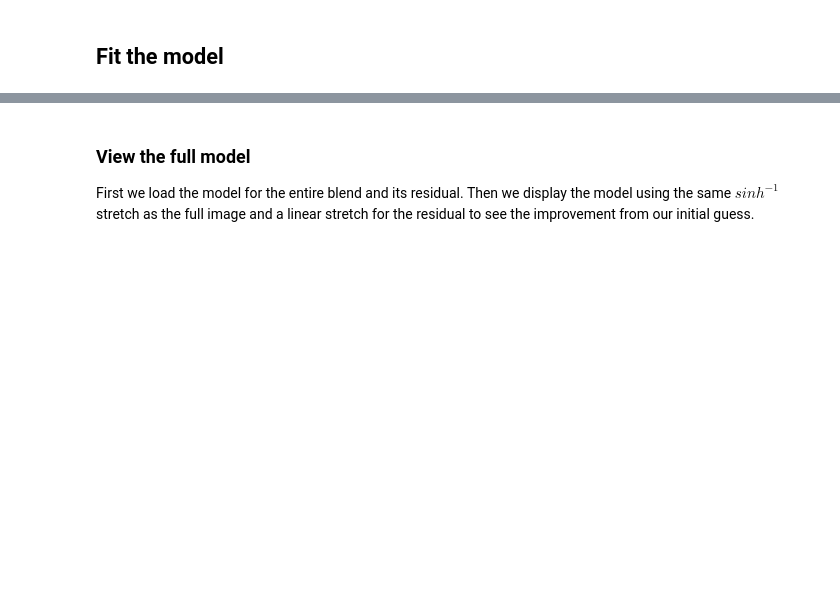
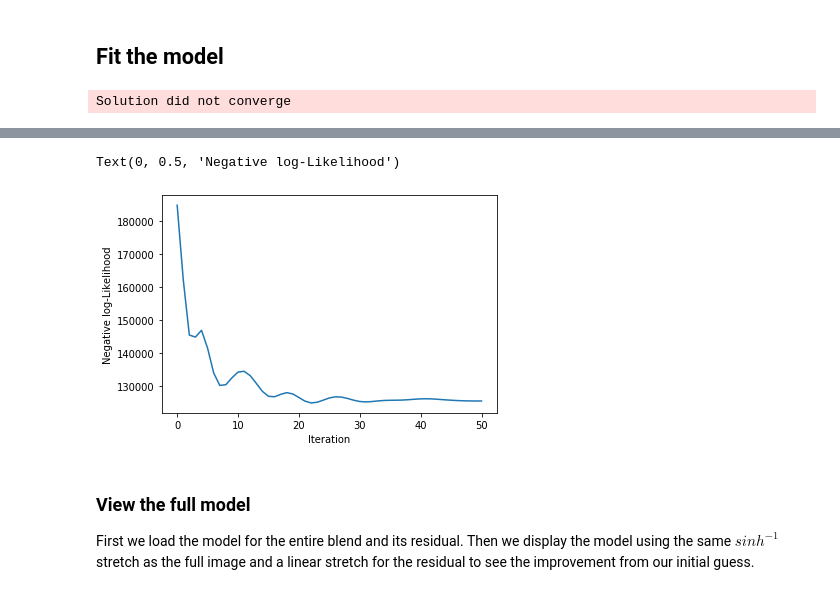
Before and after one commit to pmelchior/scarlet, a Jupyter notebook: docs/tutorials/multiresolution.ipynb, the cells around one changed output, grey strips where cells are left out. Saved outputs shown, nothing was run; the diff lists cells and outputs as text; code cells hidden in the pictures; blank space fills up the shorter version.

```diff
--- a/docs/tutorials/multiresolution.ipynb
+++ b/docs/tutorials/multiresolution.ipynb
@@ -36,10 +36,8 @@ channels_hsc = ['g','r','i','z','y']
 
 # Load the HSC PSF data
 psf_hsc = fits.open('../../data/test_resampling/PSF_HSC.fits')[0].data
-x,y = np.where(psf_hsc[0]*0==0)
-psf_hsc /= psf_hsc.sum(axis=(1,2))[:,None,None]
 Np1, Np2 = psf_hsc[0].shape
-
+psf_hsc = scarlet.PSF(psf_hsc)
 
 # Load the HST image data
 hst_hdu = fits.open('../../data/test_resampling/Cut_HST.fits')
@@ -52,7 +50,7 @@ channels_hst = ['F814W']
 # Load the HST PSF data
 psf_hst = fits.open('../../data/test_resampling/PSF_HST.fits')[0].data
 psf_hst = psf_hst[None,:,:]
-psf_hst /= psf_hst.sum()
+psf_hst = scarlet.PSF(psf_hst)
 
 # Scale the HST data
 n1,n2 = np.shape(data_hst)
@@ -66,7 +64,7 @@ def makeCatalog(img, lvl = 4):
     if np.size(img.shape) == 3:
         detect = img.mean(axis=0) # simple average for detection
     else:
-        detect = img#.byteswap().newbyteorder()
+        detect = img
 
     bkg = sep.Background(detect)
     catalog = sep.extract(detect, lvl, err=bkg.globalrms)
@@ -78,6 +76,9 @@ def makeCatalog(img, lvl = 4):
 
 catalog_hst, bg_rms_hst = makeCatalog(data_hst, 4)
 catalog_hsc, bg_rms_hsc = makeCatalog(data_hsc, 4)
+
+weights_hst = 1 / (bg_rms_hst**2)[:, None, None]
+weights_hsc = np.ones_like(data_hsc) / (bg_rms_hsc**2)[:, None, None]
 # %% [markdown]
 Finally we can visualize both the multiband HSC and single band HST images in their native resolutions:
 # %%
@@ -110,16 +114,13 @@ Unlike the single resolution examples, we now have two different instruments wit
 # Initialize the frame using the HST PSF and WCS
 channels = channels_hsc + channels_hst
 shape = (len(channels), n1,n2)
-frame = scarlet.Frame(shape, wcs=wcs_hst, psfs=psf_hst, channels=channels)
+frame = scarlet.Frame(shape, wcs=wcs_hst, psf=psf_hst, channels=channels)
 
 # define two observation packages and match to frame
-obs_hst = scarlet.Observation(data_hst, wcs=wcs_hst, psfs=psf_hst, channels=channels_hst).match(frame)
-obs_hsc = scarlet.LowResObservation(data_hsc,  wcs=wcs_hsc, psfs=psf_hsc, channels=channels_hsc)
+obs_hst = scarlet.Observation(data_hst, wcs=wcs_hst, psf=psf_hst, channels=channels_hst, weights=weights_hst).match(frame)
+obs_hsc = scarlet.LowResObservation(data_hsc,  wcs=wcs_hsc, psf=psf_hsc, channels=channels_hsc, weights=weights_hsc)
 %time obs_hsc.match(frame)
 
 # Keep the order of the observations consistent with the `channels` parameter
 # This implementation is a bit of a hack and will be refined in the future
 obs = [obs_hsc, obs_hst]
-
-# Set the background levels for both the HSC and HST images
-bg_rms = [bg_rms_hsc, bg_rms_hst]
@@ -129,7 +134,7 @@ bg_rms = [bg_rms_hsc, bg_rms_hst]
 The standard sources discussed in the [User Guide](../user_docs.ipynb#Components-and-Sources) are designed to be initialized with a single dataset. For multi-resolution models we need to use the [CombinedExtendedSource](../source.ipynb#scarlet.source.CombinedExtendedSource) to initialize extended sources by using the morphology from a high resolution observation and the SED from all observations. Because the initialization takes a list of observations, the `obs_idx` argument tells the [CombinedExtendedSource](../source.ipynb#scarlet.source.CombinedExtendedSource) which observation in the list of observations is used to initialize the morphology.
 # %%
 sources = [
-    scarlet.CombinedExtendedSource(frame, (ra[i], dec[i]), obs, bg_rms, symmetric=False, monotonic=True, obs_idx=1)
+    scarlet.ExtendedSource(frame, (ra[i], dec[i]), obs, symmetric=False, monotonic=True, obs_idx=1)
     for i in range(ra.size)
 ]
 # %% [markdown]
@@ -183,5 +192,10 @@ plt.show()
 # %% [markdown]
 ## Fit the model
 # %%
-%time blend.fit(200, e_rel = 1e-3)
-print("scarlet ran for {0} iterations".format(blend.it))
+%time blend.fit(100)
+print("scarlet ran for {0} iterations to logL = {1}".format(len(blend.loss), -blend.loss[-1]))
+plt.plot(blend.loss)
+plt.xlabel('Iteration')
+plt.ylabel('Negative log-Likelihood')
+# %% [output]
+Solution did not converge
@@ -188,3 +205,5 @@ print("scarlet ran for {0} iterations".format(blend.it))
+Text(0, 0.5, 'Negative log-Likelihood')
+[figure, added]
 # %% [markdown]
 ### View the full model
 First we load the model for the entire blend and its residual. Then we display the model using the same $sinh^{-1}$ stretch as the full image and a linear stretch for the residual to see the improvement from our initial guess.
```
Also changed, not shown: parts of 7 cells of this notebook, 7 other files.
